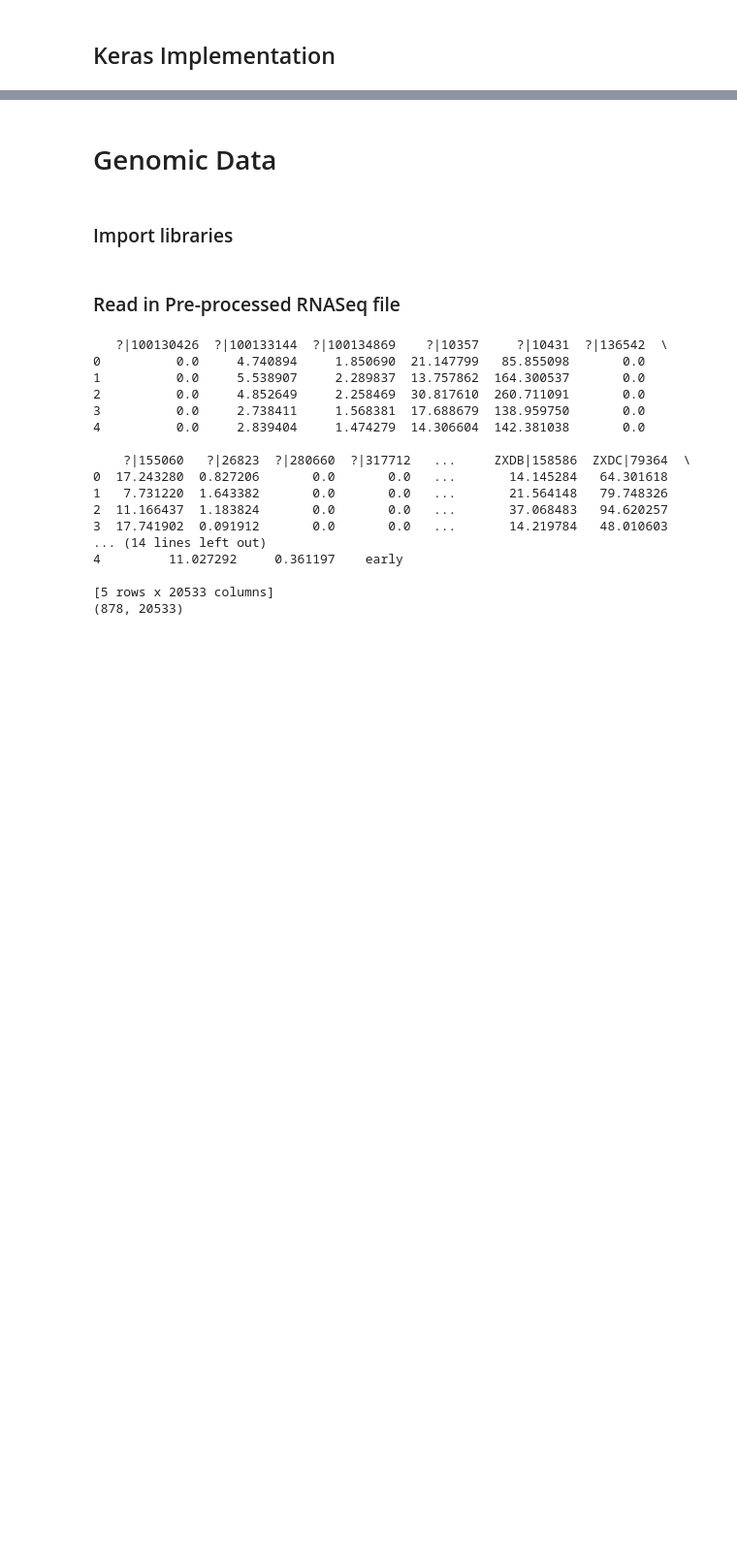
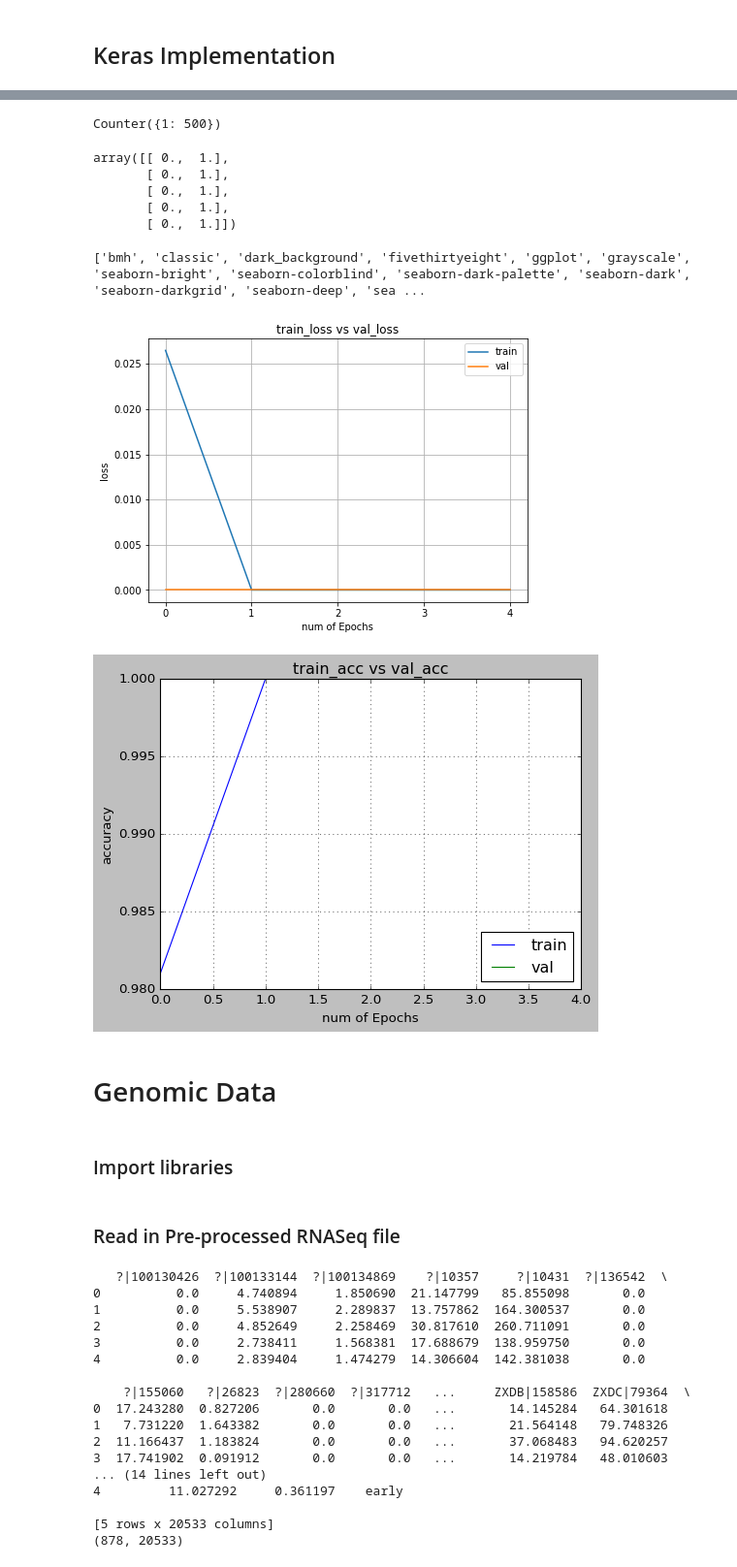
Before and after one commit to tobiolatunji/3DMRI-breast-cancer-staging, a Jupyter notebook: MMDx-breast-cancer.ipynb, the cells around one changed output, grey strips where cells are left out. Shown at 97% size. Drawn from its saved outputs; the diff is of its cells as text; code cells hidden in the pictures; blank space fills up the shorter version.

Commit message:
Added Keras implementation with Tensorflow backend for image classification

```diff
--- a/MMDx-breast-cancer.ipynb
+++ b/MMDx-breast-cancer.ipynb
@@ -903,0 +916,5 @@ None
+# %%
+# load image data
+train = np.load('train-50-50-20.npy')
+validation = np.load('validation-50-50-20.npy')
+print(train.shape)
@@ -903,0 +937,13 @@ None
+# %%
+def splitDataset(data,num_classes):
+    X = [np.array(i[0]) for i in data]
+    X = np.array(X, dtype=np.float32)
+    Y = [i[0].tolist() for i in data] # convert labels from array to lists
+    Y = [0 if i == [1,0] else 1 for i in Y] # convert from lists to binary
+    Y = np.array(Y, dtype=np.float32)
+    Y = keras.utils.to_categorical(Y, num_classes=num_classes)
+    print('features: ', X.shape, '\nLabels: ', Y.shape)
+    return X, Y
+
+x_train, y_train = splitDataset(train_data,2)
+x_test, y_test = splitDataset(validation_data,2)
@@ -903,0 +1027,13 @@ None
+# %%
+from collections import Counter
+Counter(pred)
+# %% [output]
+Counter({1: 500})
+# %%
+y_train[:5]
+# %% [output]
+array([[ 0.,  1.],
+       [ 0.,  1.],
+       [ 0.,  1.],
+       [ 0.,  1.],
+       [ 0.,  1.]])
@@ -904,3 +1043,36 @@ None
+# %%
+# Plot the results
+train_loss=hist.history['loss']
+val_loss=hist.history['val_loss']
+train_acc=hist.history['acc']
+val_acc=hist.history['val_acc']
+xc=range(5)
+
+plt.figure(1,figsize=(7,5))
+plt.plot(xc,train_loss)
+plt.plot(xc,val_loss)
+plt.xlabel('num of Epochs')
+plt.ylabel('loss')
+plt.title('train_loss vs val_loss')
+plt.grid(True)
+plt.legend(['train','val'])
+print( plt.style.available) # use bmh, classic,ggplot for big pictures
+plt.style.use(['classic'])
+
+plt.figure(2,figsize=(7,5))
+plt.plot(xc,train_acc)
+plt.plot(xc,val_acc)
+plt.xlabel('num of Epochs')
+plt.ylabel('accuracy')
+plt.title('train_acc vs val_acc')
+plt.grid(True)
+plt.legend(['train','val'],loc=4)
+#print plt.style.available # use bmh, classic,ggplot for big pictures
+plt.style.use(['classic'])
+# %% [output]
+['bmh', 'classic', 'dark_background', 'fivethirtyeight', 'ggplot', 'grayscale', 'seaborn-bright', 'seaborn-colorblind', 'seaborn-dark-palette', 'seaborn-dark', 'seaborn-darkgrid', 'seaborn-deep', 'sea ...
+[figure, added]
+[figure, added]
 # %% [markdown]
 # Genomic Data
 # %% [markdown]
```
Also changed, not shown: parts of 13 cells of this notebook.
